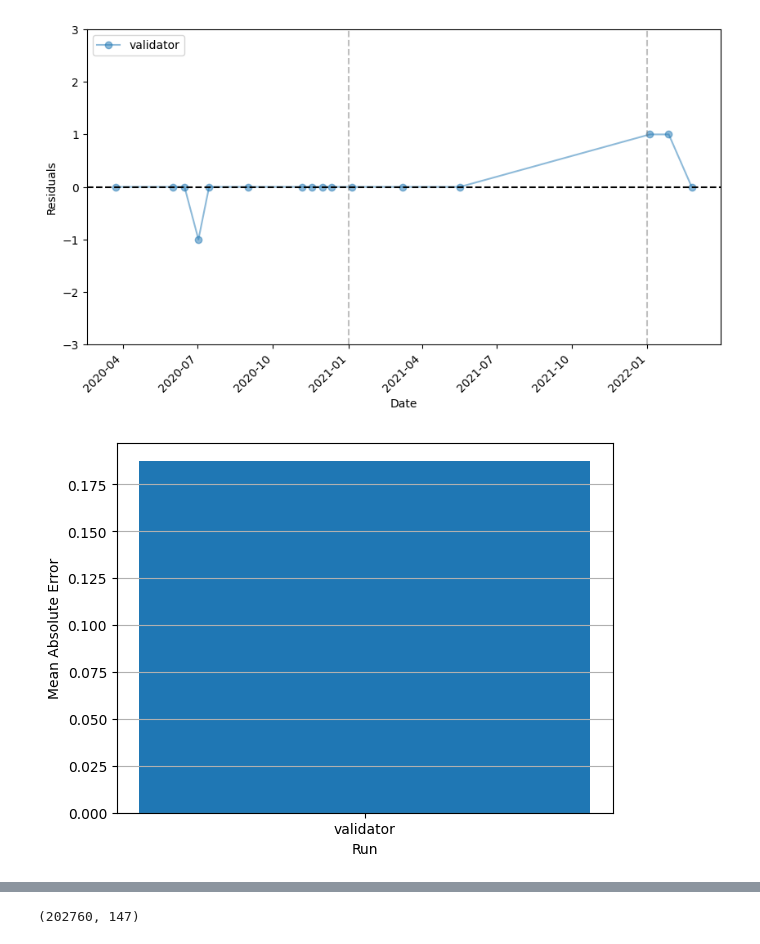
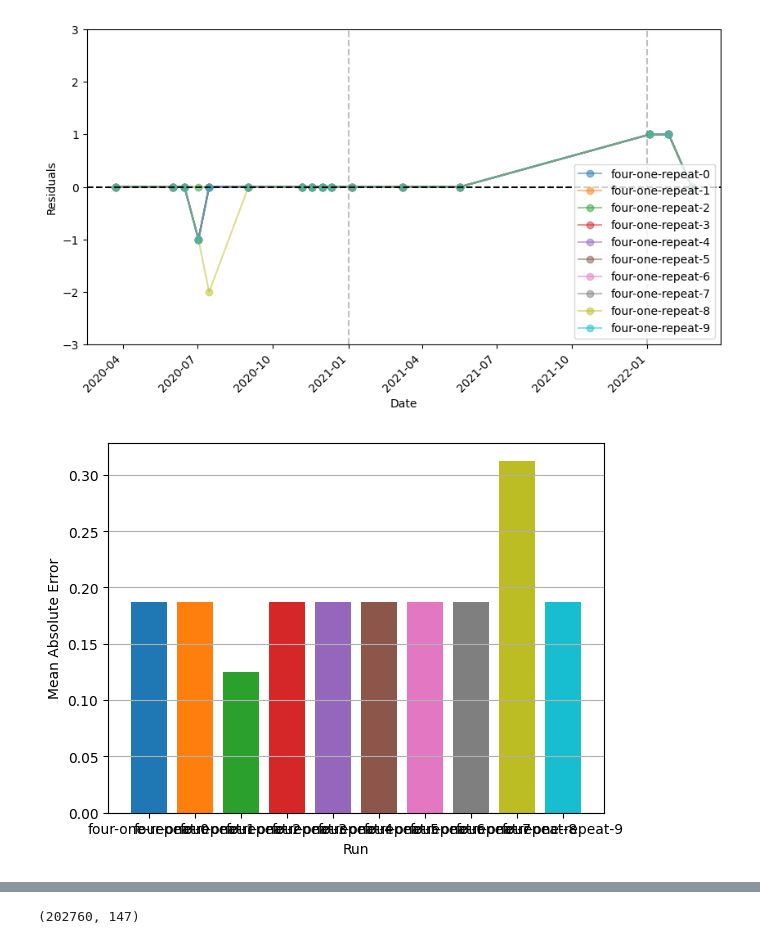
Before and after one commit to danyoungday/neuro-san-prana, a Jupyter notebook: data/edav.ipynb, the cells around one changed output, grey strips where cells are left out. Cells and saved outputs as stored; diff of their text form; code cells hidden in the pictures.

Commit message:
Finished running repeats

```diff
--- a/data/edav.ipynb
+++ b/data/edav.ipynb
@@ -76,7 +76,18 @@ def compare_results(results_dirs: dict[str, str], label_path: str):
 
 
 compare_results(
-    {"validator": "../logs/four-one/persistence.csv"},
+    {f"four-one-repeat-{i}": f"../logs/four-one-repeat-{i}/persistence.csv" for i in range(10)},
     "england.csv"
 )
+
+compare_results(
+    {
+        "england": "../logs/england/persistence.csv",
+        "new-hocon": "../logs/new-hocon/persistence.csv",
+        "new-hocon-2": "../logs/new-hocon-2/persistence.csv",
+        "new-hocon-3": "../logs/new-hocon-3/persistence.csv",
+        "validator": "../logs/validator/persistence.csv",
+    },
+    "england.csv"
+)
 # %% [output]
@@ -84,2 +95,2 @@ compare_results(
-[figure, old version]
+[figure, new version]
-[figure, old version]
+[figure, new version]
```
Also changed, not shown: parts of 6 cells of this notebook, 2 other files.
